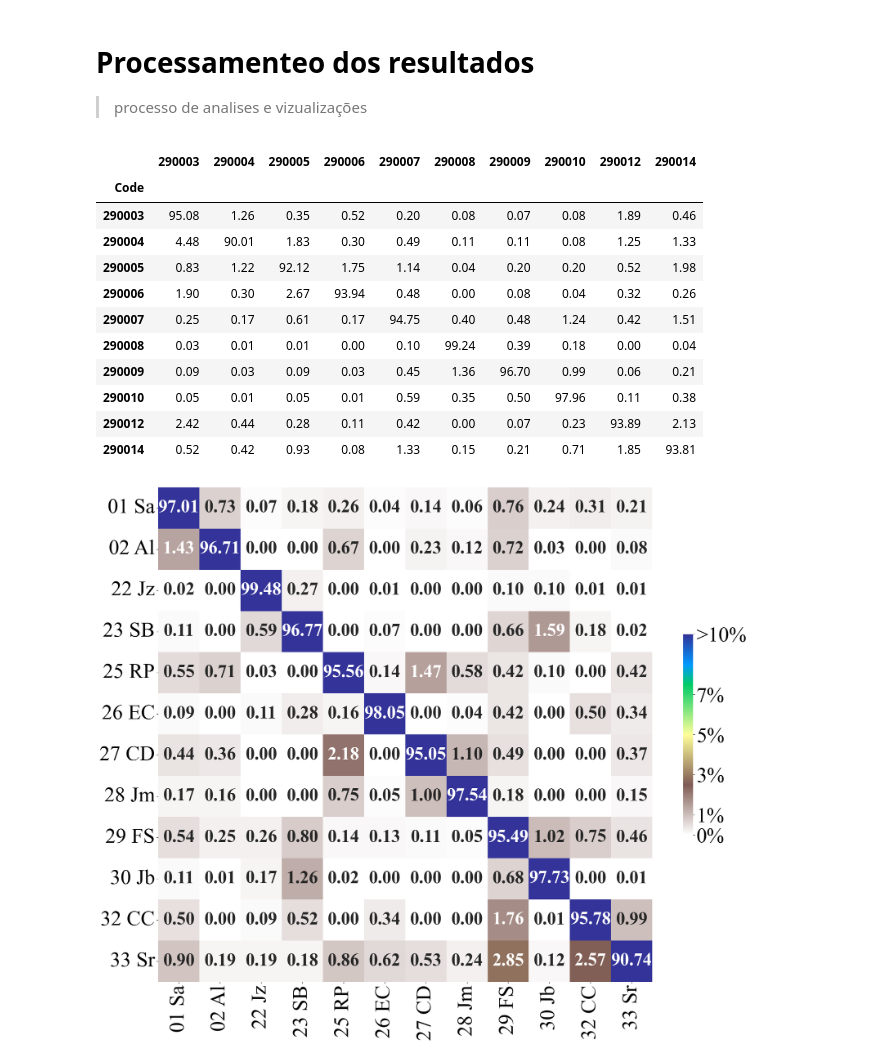
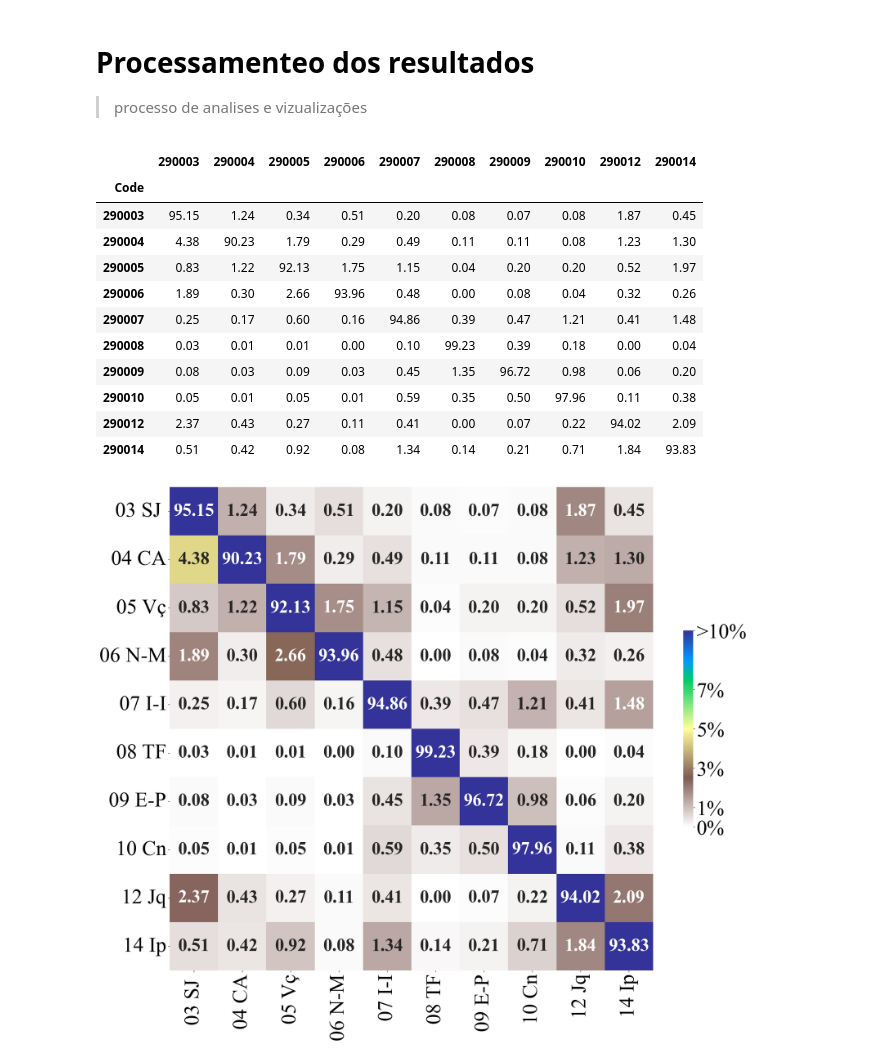
Before and after one commit to cidacslab/aesop-sentinel-index, a Jupyter notebook: SIRmeta_RGI.ipynb, the cells around one changed output. Saved outputs shown, nothing was run; the diff lists cells and outputs as text; code cells hidden in the pictures.

```diff
--- a/SIRmeta_RGI.ipynb
+++ b/SIRmeta_RGI.ipynb
@@ -490,9 +411,9 @@ import numpy as np
 import pandas as pd
 import glob
 ### faz o calculo usando casos como fator de normalização
-df = pd.read_csv('APSdadosRGI.csv')
+df = pd.read_csv('data_PHC_BA.csv')
 
-path = 'J02_34rgiBA/'
+path = 'RSOS/C2/'
 files = glob.glob(path + 'J_*.csv')
 
 # Cria um dicionário para armazenar os resultados
@@ -507,7 +428,7 @@ for j in list_c2_BA: ### MUDAR LISTA (c1, c2, c3)
         # Carrega o arquivo correspondente ao município i
         file = next((f for f in files if 'J_' + str(i) in f), None)
         if file:
-            B = df[str(i) + '_cases'].values  # Carrega os casos para o município i
+            B = df[str(i) + '_PHC'].values  # Carrega os casos para o município i
             df_J = pd.read_csv(file)     # Carrega o arquivo de interação J_ij
             J_ij = df_J[str(j)].values   # Seleciona a coluna correspondente ao código j
 
@@ -553,25 +474,25 @@ df_norm = df_norm.round(2)
 display(df_norm)
 
 # Salva o DataFrame em um arquivo CSV
-df_norm.to_csv(f'matriz_J_semana_BA_c2.csv')
+df_norm.to_csv(f'RSOS/C2/matriz_J%_semana_BA_c2.csv')
 # %% [output]
 |  | 290003 | 290004 | 290005 | 290006 | 290007 | 290008 | 290009 | 290010 | 290012 | 290014 |
 | Code |  |  |  |  |  |  |  |  |  |  |
-| 290003 | 95.08 | 1.26 | 0.35 | 0.52 | 0.20 | 0.08 | 0.07 | 0.08 | 1.89 | 0.46 |
-| 290004 | 4.48 | 90.01 | 1.83 | 0.30 | 0.49 | 0.11 | 0.11 | 0.08 | 1.25 | 1.33 |
-| 290005 | 0.83 | 1.22 | 92.12 | 1.75 | 1.14 | 0.04 | 0.20 | 0.20 | 0.52 | 1.98 |
-| 290006 | 1.90 | 0.30 | 2.67 | 93.94 | 0.48 | 0.00 | 0.08 | 0.04 | 0.32 | 0.26 |
-| 290007 | 0.25 | 0.17 | 0.61 | 0.17 | 94.75 | 0.40 | 0.48 | 1.24 | 0.42 | 1.51 |
-| 290008 | 0.03 | 0.01 | 0.01 | 0.00 | 0.10 | 99.24 | 0.39 | 0.18 | 0.00 | 0.04 |
-| 290009 | 0.09 | 0.03 | 0.09 | 0.03 | 0.45 | 1.36 | 96.70 | 0.99 | 0.06 | 0.21 |
+| 290003 | 95.15 | 1.24 | 0.34 | 0.51 | 0.20 | 0.08 | 0.07 | 0.08 | 1.87 | 0.45 |
+| 290004 | 4.38 | 90.23 | 1.79 | 0.29 | 0.49 | 0.11 | 0.11 | 0.08 | 1.23 | 1.30 |
+| 290005 | 0.83 | 1.22 | 92.13 | 1.75 | 1.15 | 0.04 | 0.20 | 0.20 | 0.52 | 1.97 |
+| 290006 | 1.89 | 0.30 | 2.66 | 93.96 | 0.48 | 0.00 | 0.08 | 0.04 | 0.32 | 0.26 |
+| 290007 | 0.25 | 0.17 | 0.60 | 0.16 | 94.86 | 0.39 | 0.47 | 1.21 | 0.41 | 1.48 |
+| 290008 | 0.03 | 0.01 | 0.01 | 0.00 | 0.10 | 99.23 | 0.39 | 0.18 | 0.00 | 0.04 |
+| 290009 | 0.08 | 0.03 | 0.09 | 0.03 | 0.45 | 1.35 | 96.72 | 0.98 | 0.06 | 0.20 |
 | 290010 | 0.05 | 0.01 | 0.05 | 0.01 | 0.59 | 0.35 | 0.50 | 97.96 | 0.11 | 0.38 |
-| 290012 | 2.42 | 0.44 | 0.28 | 0.11 | 0.42 | 0.00 | 0.07 | 0.23 | 93.89 | 2.13 |
-| 290014 | 0.52 | 0.42 | 0.93 | 0.08 | 1.33 | 0.15 | 0.21 | 0.71 | 1.85 | 93.81 |
+| 290012 | 2.37 | 0.43 | 0.27 | 0.11 | 0.41 | 0.00 | 0.07 | 0.22 | 94.02 | 2.09 |
+| 290014 | 0.51 | 0.42 | 0.92 | 0.08 | 1.34 | 0.14 | 0.21 | 0.71 | 1.84 | 93.83 |
 # %%
 # Carregar o arquivo CSV para um DataFrame
 
 plt.rcParams['font.family'] = 'Times New Roman'
-df = pd.read_csv('c1_Ba/matriz_J_semana_rodo_BAc1.csv')
+df = pd.read_csv('RSOS/C2/matriz_J%_semana_BA_c2.csv') #dados de entrada: matriz de espalhamento
 df.set_index(df.columns[0], inplace=True)
 
 #display(df)
@@ -669,35 +590,35 @@ ax1 = plt.subplot(gs[0, 0])
 
 # Criar o heatmap
 h1 = sns.heatmap(df, cmap='terrain_r', annot=True, fmt=".2f",
                  annot_kws={'size': 38, 'weight': 'bold'}, cbar=True, square=True,
                  cbar_kws={"shrink": 0.3}, vmin=0, vmax=10, ax=ax1)
 
 # Configurar o colorbar
 #cbar = h1.collections[0].colorbar
 #cbar.set_ticks([0, 10, 40, 80, 100])
 #cbar.set_ticklabels(['0%', '10%', '40%', '80%', '100%'])
 
 # Configurar o colorbar
 cbar = h1.collections[0].colorbar
 cbar.set_ticks([0,1,3,5,7, 10 ])
 cbar.set_ticklabels(['0%', '1%', '3%', '5%','7%', '>10%'])
 
 # Configurar parâmetros dos eixos e labels
 ax1.tick_params(labelsize=44)
 cbar.ax.tick_params(labelsize=44)
 plt.xticks(rotation=90, ha='center')
 plt.yticks(rotation=0)
 
 #ax1.set_ylabel('Matriz de Espalhamento com Fluxo Rodoviário Semanal', fontsize=22)
 
 # Ajustar layout
 plt.tight_layout()
 
 # Salvar e mostrar o plot
-plt.savefig("c1_Ba/M_J%C1.png")
+plt.savefig("RSOS/C2/M_J%C2.png")
 plt.show()
 # %% [output]
-[figure, old version]
+[figure, new version]
 # %%
 ## matriz de espalhamento em numeros interos
 
```
Also changed, not shown: parts of 6 cells of this notebook.
